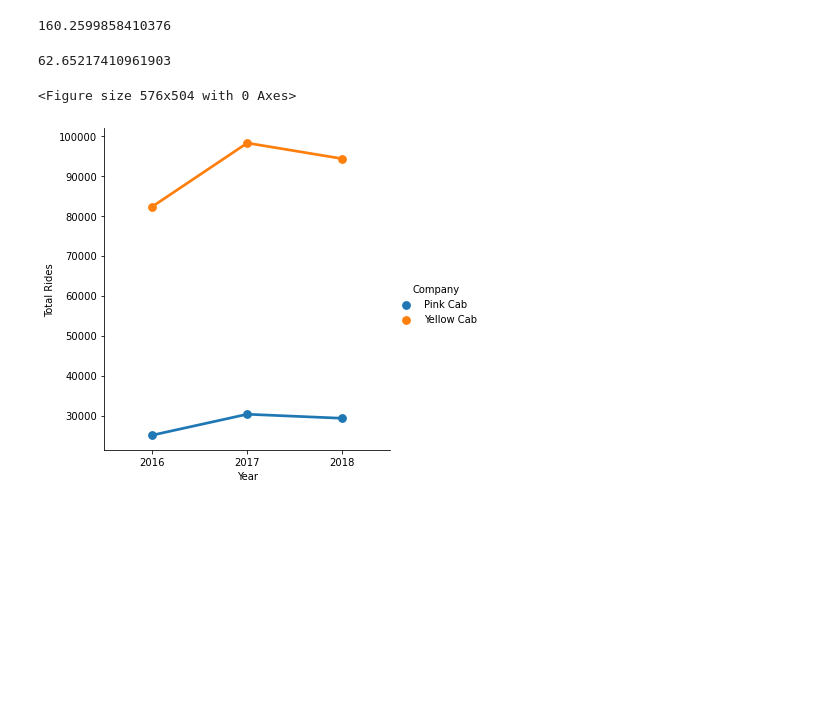
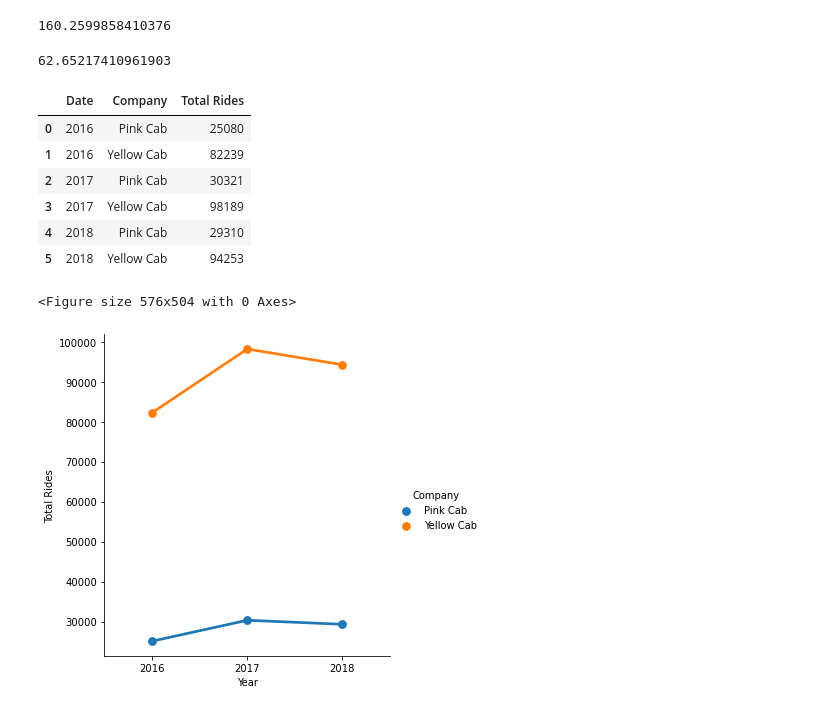
Before and after one commit to sebacastrocba/dataglacier-internship, a Jupyter notebook: G2M/G2M_DG_week2.ipynb, the cells around one changed output. Drawn from its saved outputs; the diff is of its cells as text; code cells hidden in the pictures; blank space fills up the shorter version.

```diff
--- a/G2M_DG_week2.ipynb
+++ b/G2M/G2M_DG_week2.ipynb
@@ -667,6 +667,16 @@ df_date = df.set_index('Date')
 number_rides_per_year = df_date.groupby([pd.Grouper(freq="A"), "Company"])['City'].agg(['count'])
 # %%
 number_rides_per_year.reset_index(inplace=True)
+# %%
+number_rides_per_year
+# %% [output]
+|  | Date | Company | Total Rides |
+| 0 | 2016 | Pink Cab | 25080 |
+| 1 | 2016 | Yellow Cab | 82239 |
+| 2 | 2017 | Pink Cab | 30321 |
+| 3 | 2017 | Yellow Cab | 98189 |
+| 4 | 2018 | Pink Cab | 29310 |
+| 5 | 2018 | Yellow Cab | 94253 |
 # %%
 number_rides_per_year.rename(columns={'count':'Total Rides'}, inplace=True)
 number_rides_per_year.Date = number_rides_per_year.Date.apply(lambda x : x.year)
```
Also changed, not shown: 5 other files.
